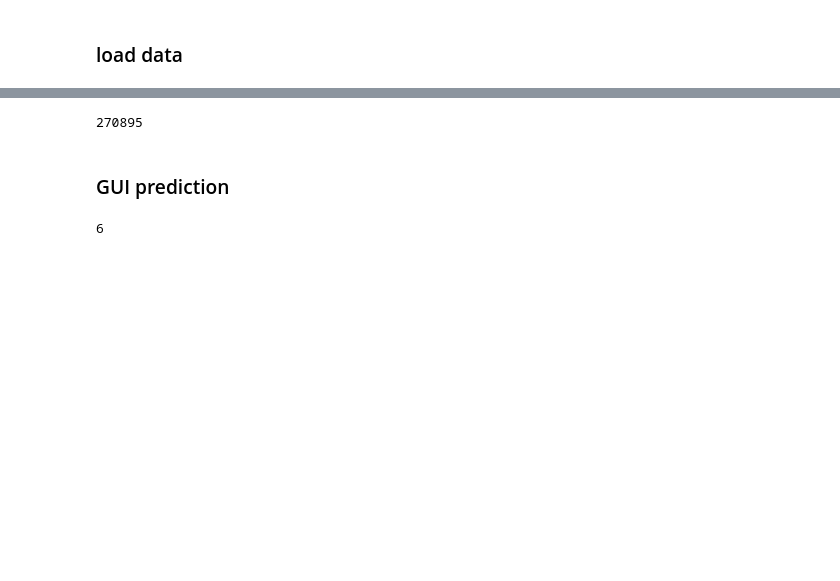
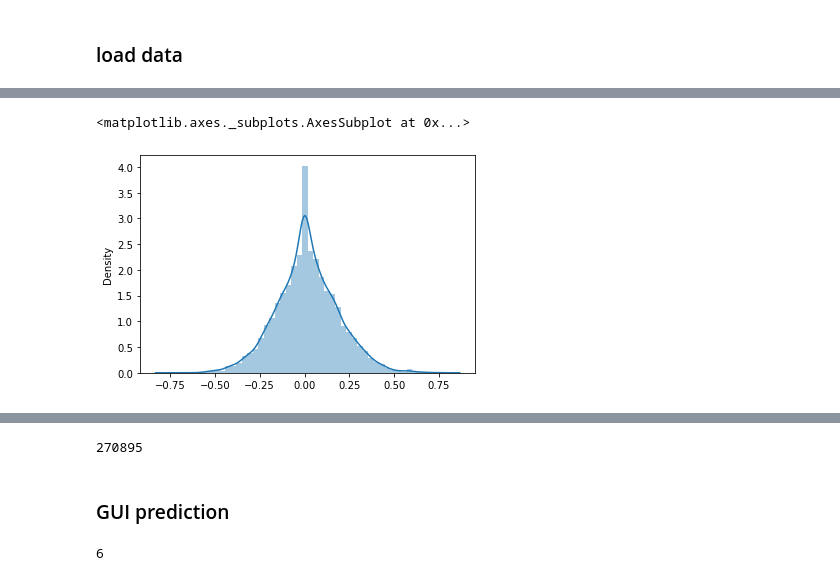
Before and after one commit to phucdkbk/movie_rs, a Jupyter notebook: EDA/rs prediction.ipynb, the cells around one changed output, grey strips where cells are left out. Cells and saved outputs as stored; diff of their text form; code cells hidden in the pictures; blank space fills up the shorter version.

```diff
--- a/EDA/rs prediction.ipynb
+++ b/EDA/rs prediction.ipynb
@@ -156,0 +195,5 @@ item_keyword_encode = np.squeeze(item_keyword_encode.numpy())
+# %%
+sns.distplot(item_embedding[:,3][:10000])
+# %% [output]
+<matplotlib.axes._subplots.AxesSubplot at 0x...>
+[figure, added]
```
Also changed, not shown: parts of 28 cells of this notebook, 9 other files.
